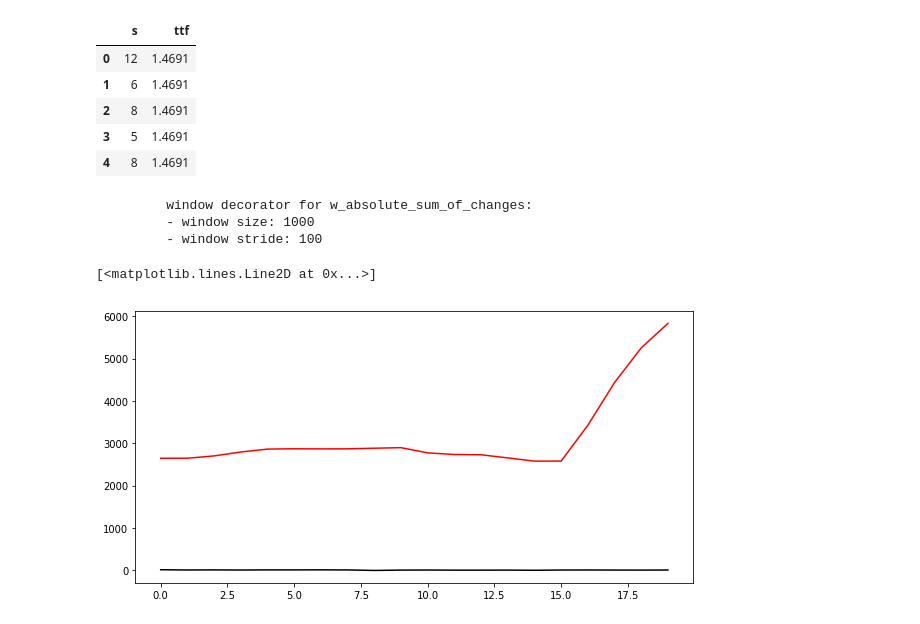
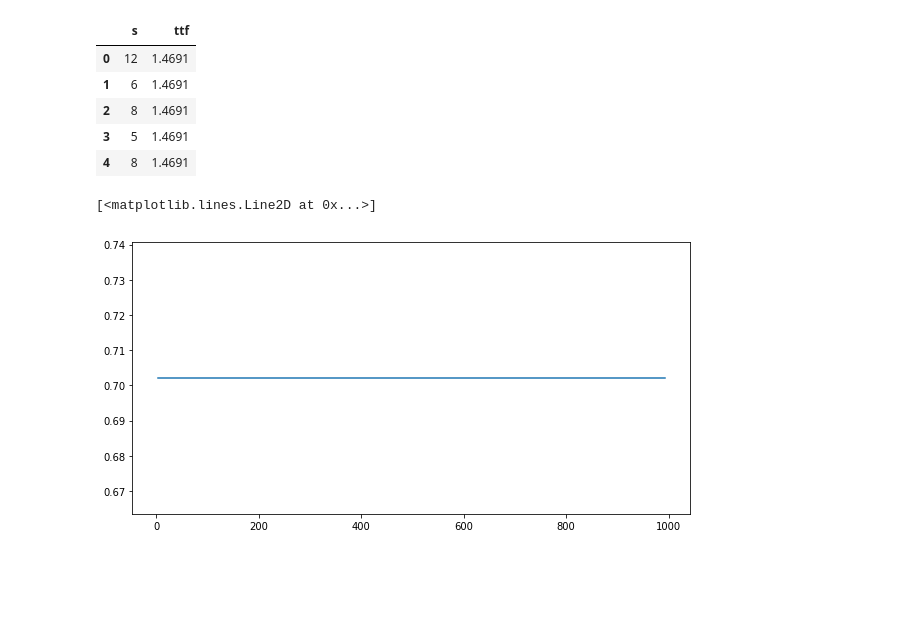
Before and after one commit to SIakovlev/LANL-Earthquake, a Jupyter notebook: src/drafts/Untitled.ipynb, the cells around one changed output. Drawn from its saved outputs; the diff is of its cells as text; code cells hidden in the pictures; blank space fills up the shorter version.

```diff
--- a/src/drafts/Untitled.ipynb
+++ b/src/drafts/Untitled.ipynb
@@ -27,5 +19,5 @@ df = pd.read_csv(filepath,
 # %%
-filepath = '../../data.nosync/train_short.h5'
+filepath = '../../data/train_short.h5'
 df = pd.read_hdf(filepath, key='table')
 df.head()
 # %% [output]
@@ -45,13 +29,0 @@ plt.plot(df[df.columns[2]], 'b')
-# %%
-plt.figure(figsize=(10, 5))
-plt.plot(df['s'][:20], 'k')
-# plt.figure(figsize=(10, 5))
-temp = Feature(df['s'], '../../data.nosync/')\
-.w_absolute_sum_of_changes(window_size=1000, window_stride=100).data
-plt.plot(temp[temp.columns[0]][:20], 'r')
-# %% [output]
-         window decorator for w_absolute_sum_of_changes:
-         - window size: 1000
-         - window stride: 100
-[<matplotlib.lines.Line2D at 0x...>]
-[figure, removed]
@@ -57,0 +40,41 @@ plt.plot(temp[temp.columns[0]][:20], 'r')
+# %%
+windows = [i for i in range(3, 1001, 10)]
+mutual_info_results = []
+for window in tqdm(windows):
+    filtered_signal = Feature(df['s'], '../../data/')\
+    .r_savgol_filter(window_length=window, verbose=False)\
+    .w_std(window_size=1000, window_stride=500, verbose=False)\
+    .data.values.squeeze()
+    ttf_signal = Feature(df['s'], '../../data/')\
+    .w_last_elem(window_size=1000, window_stride=500, verbose=False)\
+    .data.values.squeeze()
+    mutual_info_results.append(normalized_mutual_info_score(ttf_signal, filtered_signal))
+
+plt.figure(figsize=(10, 5))
+plt.plot(windows, mutual_info_results)
+# %%
+windows = [i for i in range(3, 1001, 10)]
+mutual_info_results = []
+scaler = StandardScaler()
+
+for window in tqdm(windows):
+    filtered_signal = Feature(df['s'], '../../data/')\
+    .r_savgol_filter(window_length=window, verbose=False)\
+    .w_psd(window_size=10000, window_stride=5000, verbose=False)\
+    .data.values
+    ttf_signal = Feature(df['s'], '../../data/')\
+    .w_last_elem(window_size=10000, window_stride=5000, verbose=False)\
+    .data.values
+
+    temp_ = scaler.fit_transform(np.hstack((ttf_signal, filtered_signal)))
+    ttf_signal_scaled = temp_[:, 0]
+    filtered_signal_scaled = temp_[:, 1]
+
+    score = normalized_mutual_info_score(ttf_signal_scaled, filtered_signal_scaled, average_method="arithmetic")
+    mutual_info_results.append(score)
+
+plt.figure(figsize=(10, 5))
+plt.plot(windows, mutual_info_results)
+# %% [output]
+[<matplotlib.lines.Line2D at 0x...>]
+[figure, added]
```
Also changed, not shown: parts of 7 cells of this notebook, 3 other files.
